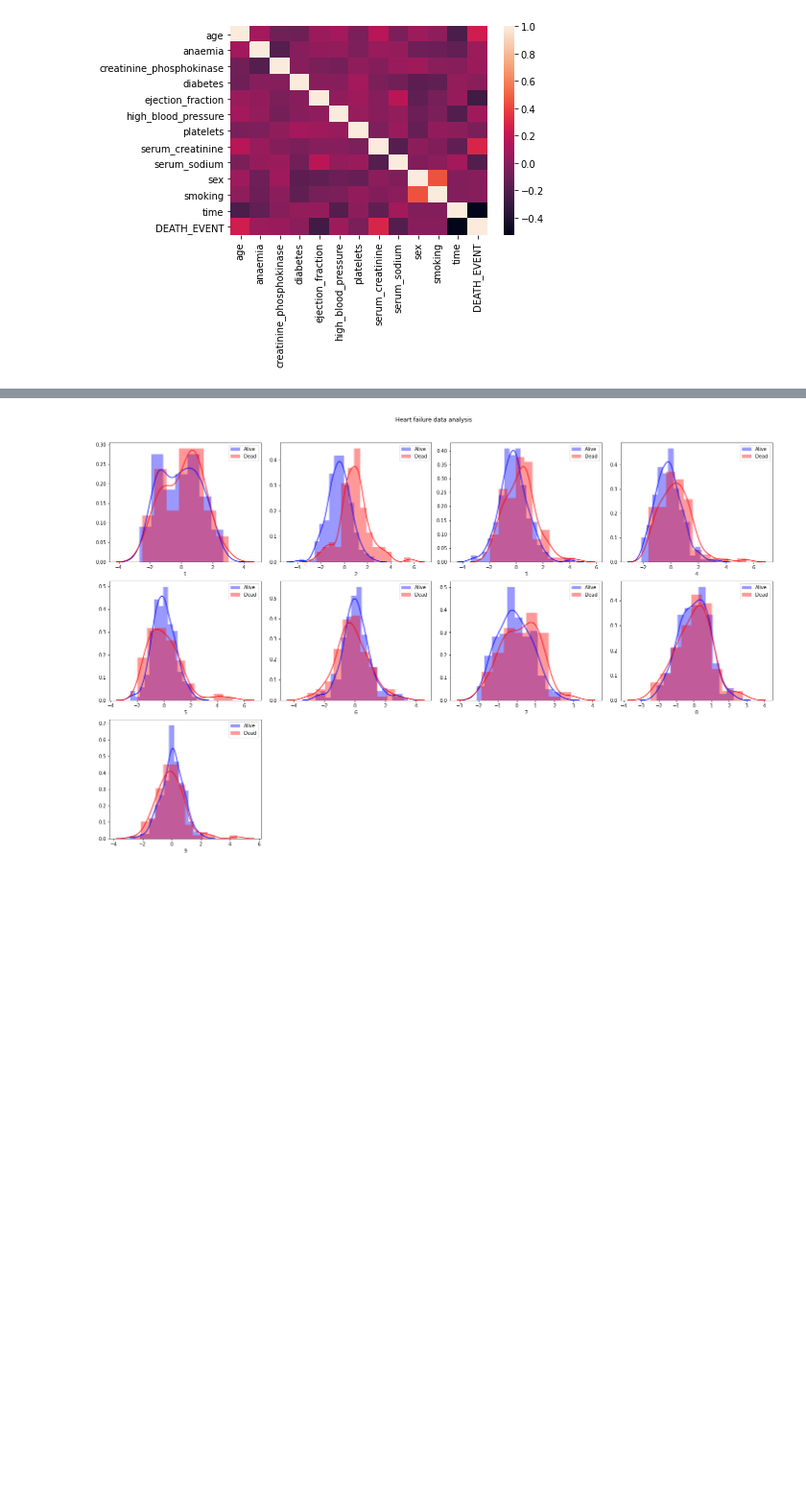
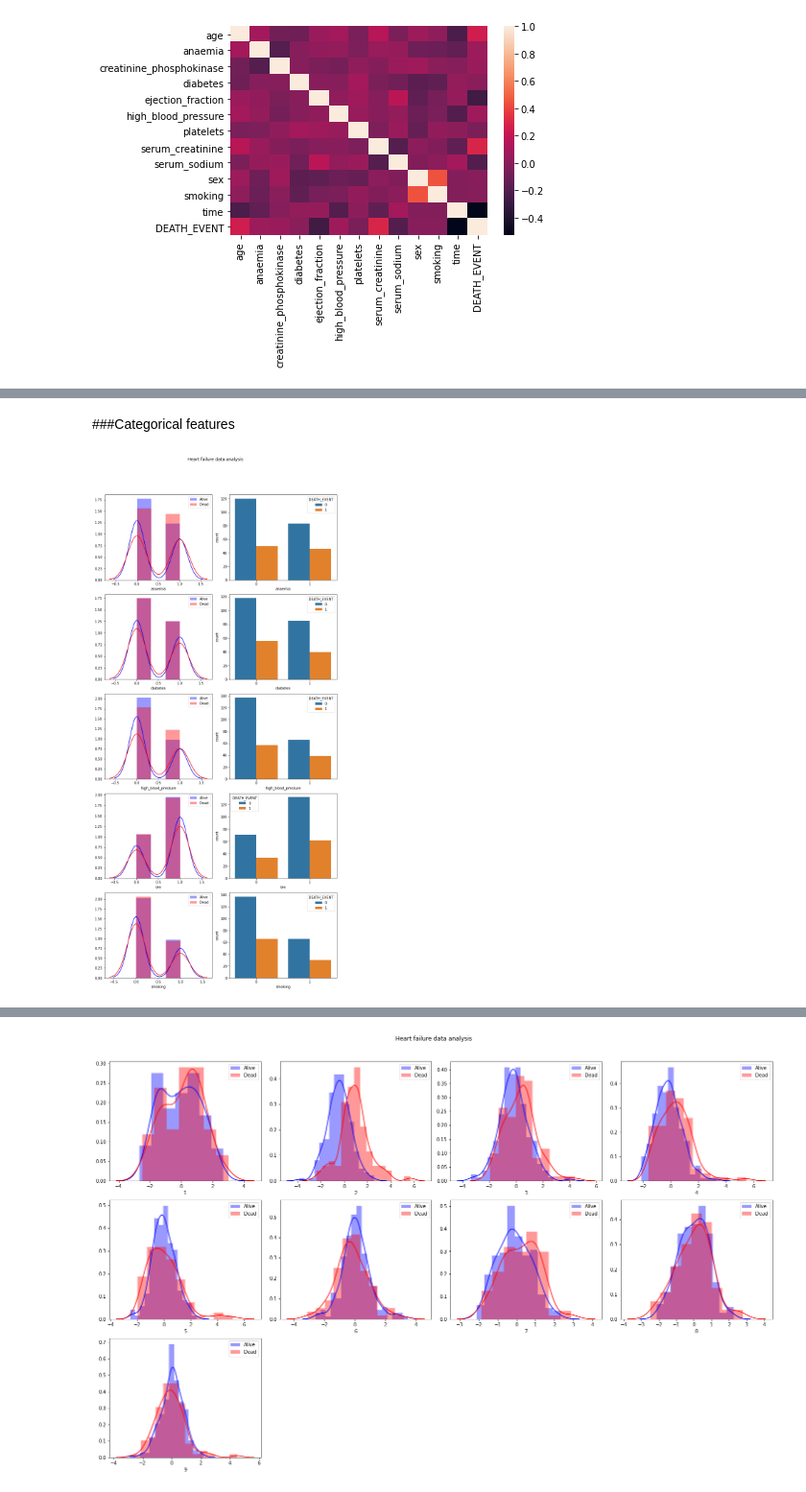
Before and after one commit to ele9996/Heart-failure-clinical-records-analysis, a Jupyter notebook: main.ipynb, the cells around one changed output, grey strips where cells are left out. Shown at 96% size. Cells and saved outputs as stored; diff of their text form; code cells hidden in the pictures; blank space fills up the shorter version.

```diff
--- a/main.ipynb
+++ b/main.ipynb
@@ -59,0 +112,23 @@ sns.heatmap(corr)
+# %% [markdown]
+###Categorical features
+# %%
+fig = plt.figure(figsize = (10, 50))
+j = 0
+for i in x_categorical_Df.columns:
+    plt.subplot(12, 2, j+1)
+    j += 1
+
+    sns.distplot(x_categorical_Df[i][df['DEATH_EVENT']==0], color='b', label = 'Alive')
+    sns.distplot(x_categorical_Df[i][df['DEATH_EVENT']==1], color='r', label = 'Dead')
+    plt.legend(loc='best')
+    plt.legend(loc='best')
+    plt.subplot(12, 2, j+1)
+    j += 1
+    sns.countplot(x = x_categorical_Df[i], hue = 'DEATH_EVENT', data = df)
+
+fig.suptitle('Heart failure data analysis')
+fig.tight_layout()
+fig.subplots_adjust(top=0.95)
+plt.show()
+# %% [output]
+[figure, added]
```
Also changed, not shown: parts of 27 cells of this notebook.
